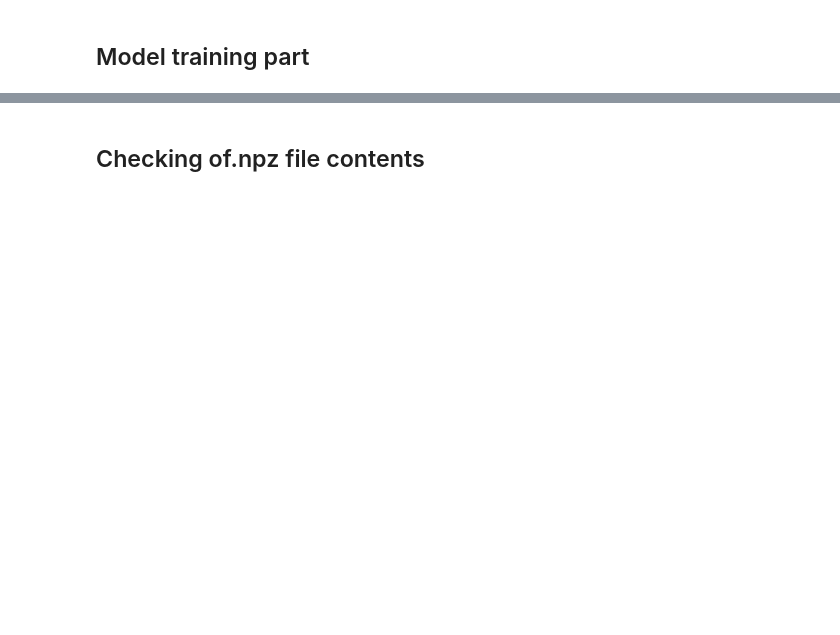
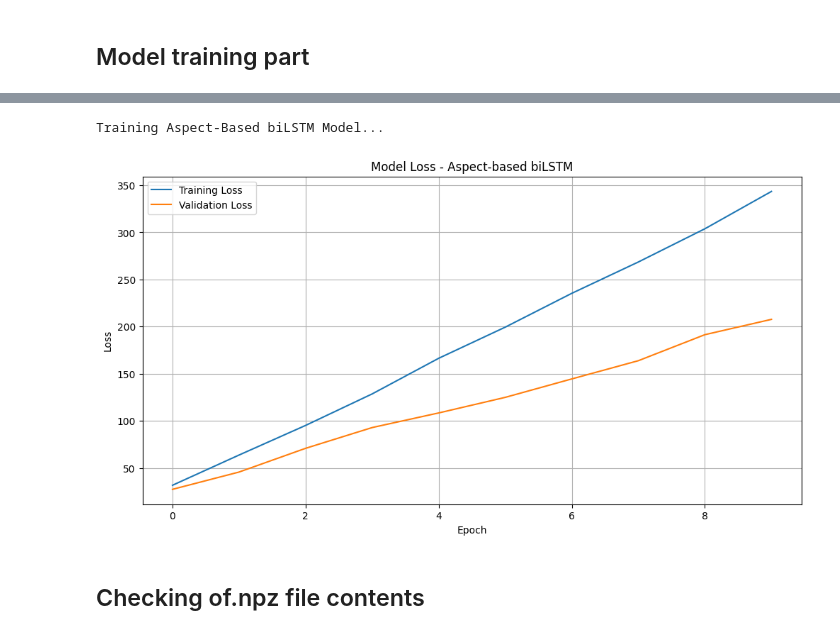
Before and after one commit to sanashii/pointview, a Jupyter notebook: sentiment analysis/cnn_bilstm_model.ipynb, the cells around one changed output, grey strips where cells are left out. Drawn from its saved outputs; the diff is of its cells as text; code cells hidden in the pictures; blank space fills up the shorter version.

```diff
--- a/sentiment analysis/cnn_bilstm_model.ipynb
+++ b/sentiment analysis/cnn_bilstm_model.ipynb
@@ -375,3 +361,39 @@ No negative reviews identified.
+# %%
+# Model Training - Aspect-Based biLSTM
+print("Training Aspect-Based biLSTM Model...")
+# Load Aspect Data
+aspect_files = glob.glob(r"C:\Users\andyb\Desktop\Coding Files\PointView\datasets\aspect-based\*.csv")
+aspect_data = pd.concat((pd.read_csv(file) for file in aspect_files), ignore_index=True)
+
+# Ensure all entries in 'Classification' are strings and handle missing values
+aspect_data['Classification'] = aspect_data['Classification'].fillna('')  # Replace NaN with empty strings
+aspect_data['Classification'] = aspect_data['Classification'].apply(lambda x: x.split(':') if isinstance(x, str) else [])
+
+mlb = MultiLabelBinarizer()
+aspect_labels = mlb.fit_transform(aspect_data['Classification'])
+aspect_reviews = tokenizer.texts_to_sequences(aspect_data['Opinion'])
+aspect_reviews = pad_sequences(aspect_reviews, maxlen=MAX_SEQUENCE_LENGTH)
+
+# Split Aspect Data
+x_train_aspects, x_test_aspects, y_train_aspects, y_test_aspects = train_test_split(aspect_reviews, aspect_labels, test_size=0.3, random_state=42)
+
+# Define Model
+input_aspect = Input(shape=(MAX_SEQUENCE_LENGTH,), dtype='int32')
+embedding_aspect = Embedding(VOCAB_SIZE, EMBEDDING_DIM, input_length=MAX_SEQUENCE_LENGTH)(input_aspect)
+
+# Plot training & validation loss values
+plt.figure(figsize=(12, 6))
+plt.plot(history.history['loss'], label='Training Loss')
+plt.plot(history.history['val_loss'], label='Validation Loss')
+plt.title('Model Loss - Aspect-based biLSTM')
+plt.xlabel('Epoch')
+plt.ylabel('Loss')
+plt.legend()
+plt.grid(True)
+plt.show()
+# %% [output]
+Training Aspect-Based biLSTM Model...
+[figure, added]
 # %% [markdown]
 ## Checking of.npz file contents
 # %%
```
Also changed, not shown: parts of 10 cells of this notebook, 3 other files.
